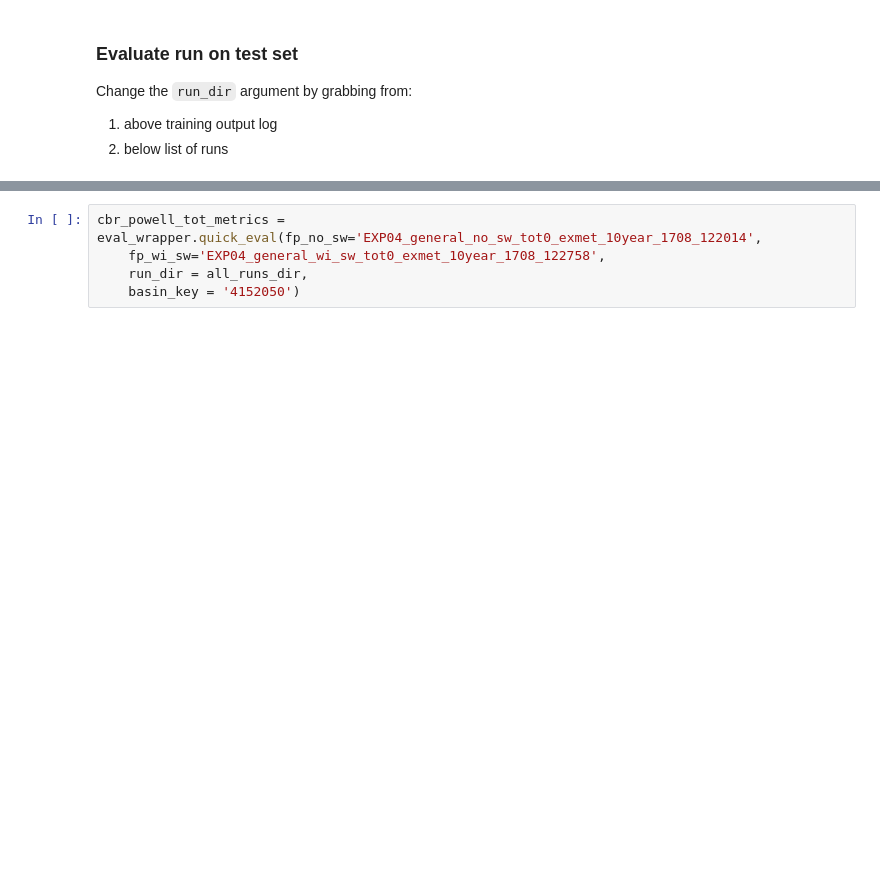
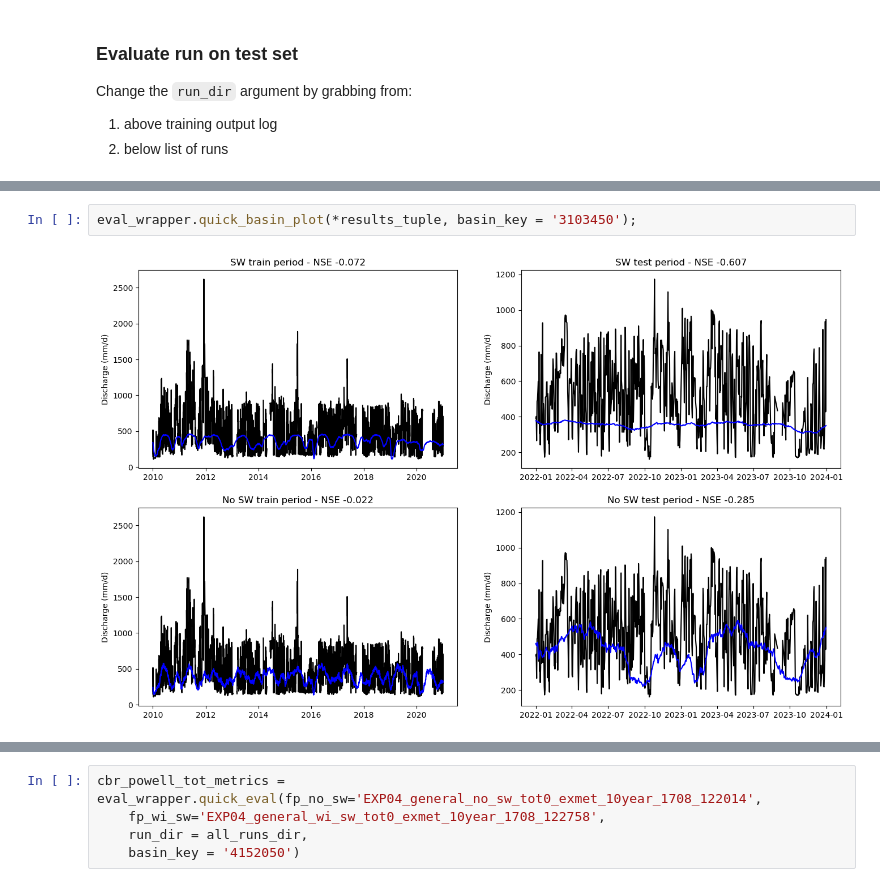
Before and after one commit to ascheliga/neuralhydrology, a Jupyter notebook: cygnss_models/EXP04_general/base_case.ipynb, the cells around one changed output, grey strips where cells are left out. Saved outputs shown, nothing was run; the diff lists cells and outputs as text; blank space fills up the shorter version.

```diff
--- a/cygnss_models/EXP04_general/base_case.ipynb
+++ b/cygnss_models/EXP04_general/base_case.ipynb
@@ -77,0 +54,4 @@ Loaded model results
+# %%
+eval_wrapper.quick_basin_plot(*results_tuple, basin_key = '3103450');
+# %% [output]
+[figure, added]
```
Also changed, not shown: parts of 8 cells of this notebook, 3 other files.
